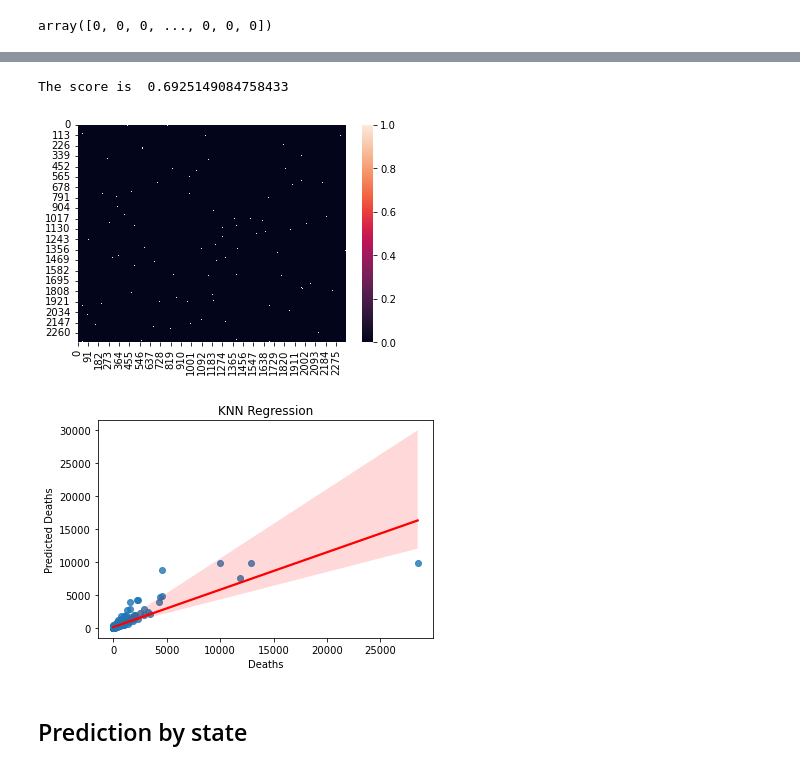
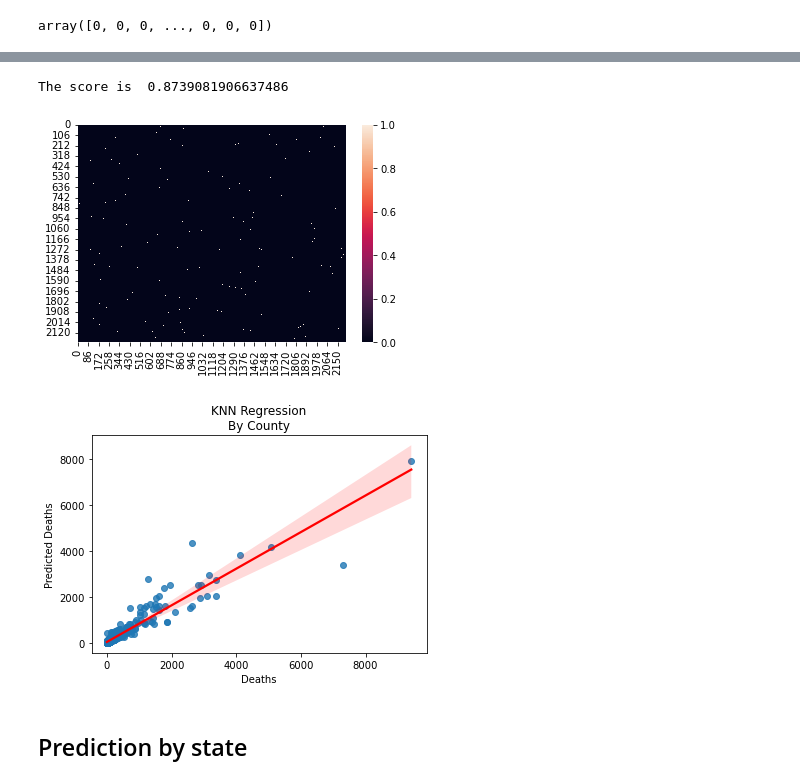
Before and after one commit to asullivan42/COVID_Bubble_Estimator, a Jupyter notebook: Regression_Analysis.ipynb, the cells around one changed output, grey strips where cells are left out. Cells and saved outputs as stored; diff of their text form; code cells hidden in the pictures.

```diff
--- a/Regression_Analysis.ipynb
+++ b/Regression_Analysis.ipynb
@@ -2324,6 +2350,6 @@ plt.show()
 model =KMeans(n_clusters=4)
 
 # Fit model to samples
-model.fit(X_train)
-model.score(X_test)
+model.fit(X6_train)
+model.score(X6_test)
 # %% [output]
@@ -2360,5 +2381,11 @@ knn.sort_index(inplace=True)
 # %%
-knn['Deaths']=y_train
+# Let's make a table with the predicted grouping part of it so we can plot this
+model =KMeans(n_clusters=4) # Using the model to categorize the entire selection of states instead of predictions
+model.fit(X6)
+knn=X6.copy()
+knn['group']=model.predict(X6)
+knn.sort_index(inplace=True)
+knn['Deaths']=y6
 knn
 # %% [output]
 |  | Admin2 | Province/State | Confirmed | Country/Region | Lat | Long_ | Total_Pop | Booster | ... |
@@ -2406,12 +2440,12 @@ rmse_val =[]
 for i in range(1,20):
 
     knn = KNeighborsRegressor(i)
-    knn.fit(X_train,y_train)
+    knn.fit(X6_train,y6_train)
 
-    train_scores.append(knn.score(X_train,y_train)) # Score on Trained data
-    test_scores.append(knn.score(X_test,y_test)) # Score on Test data
-    pred=knn.predict(X_test) #make prediction on test set
-    error = np.sqrt(mean_squared_error(y_test,pred)) #calculate rmse
+    train_scores.append(knn.score(X6_train,y6_train)) # Score on Trained data
+    test_scores.append(knn.score(X6_test,y6_test)) # Score on Test data
+    pred=knn.predict(X6_test) #make prediction on test set
+    error = np.sqrt(mean_squared_error(y6_test,pred)) #calculate rmse
     rmse_val.append(error) #store rmse values
 # %%
 cf=pd.DataFrame([train_scores,test_scores, rmse_val]).transpose()
@@ -2438,22 +2472,22 @@ cf
 # %%
 import seaborn as sns
 # %%
-knn = KNeighborsRegressor(3)
-knn.fit(X_train,y_train)
+knn = KNeighborsRegressor(5)
+knn.fit(X6_train,y6_train)
 
-train_scores=(knn.score(X_train,y_train)) # Score on Trained data
-test_scores=(knn.score(X_test,y_test)) # Score on Test data
-pred=knn.predict(X_test) # make prediction on test set
+train_scores=(knn.score(X6_train,y6_train)) # Score on Trained data
+test_scores=(knn.score(X6_test,y6_test)) # Score on Test data
+pred=knn.predict(X6_test) # make prediction on test set
 sns.heatmap(knn.kneighbors_graph().toarray()) #draw a heatmap
 print ('The score is ',test_scores)
 # %% [output]
-The score is  0.6925149084758433
+The score is  0.8739081906637486
-[figure, old version]
+[figure, new version]
 # %%
-knn_plot=sns.regplot(y_test,pred,line_kws={"color": "red"})
-knn_plot=plt.title('KNN Regression')
+knn_plot=sns.regplot(y6_test,pred,line_kws={"color": "red"})
+knn_plot=plt.title('KNN Regression\nBy County')
 knn_plot=plt.xlabel('Deaths')
 knn_plot=plt.ylabel('Predicted Deaths')
 plt.show()
 # %% [output]
-[figure, old version]
+[figure, new version]
```
Also changed, not shown: parts of 60 cells of this notebook, 7 other files.
